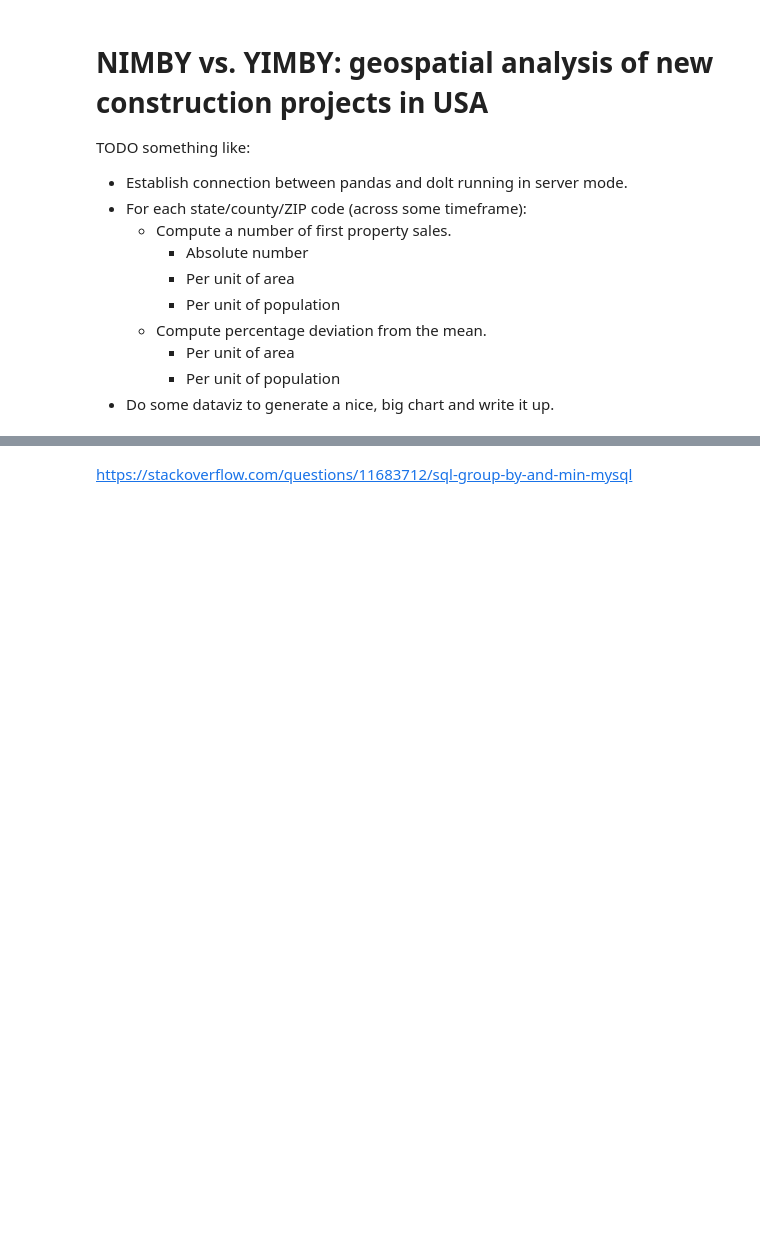
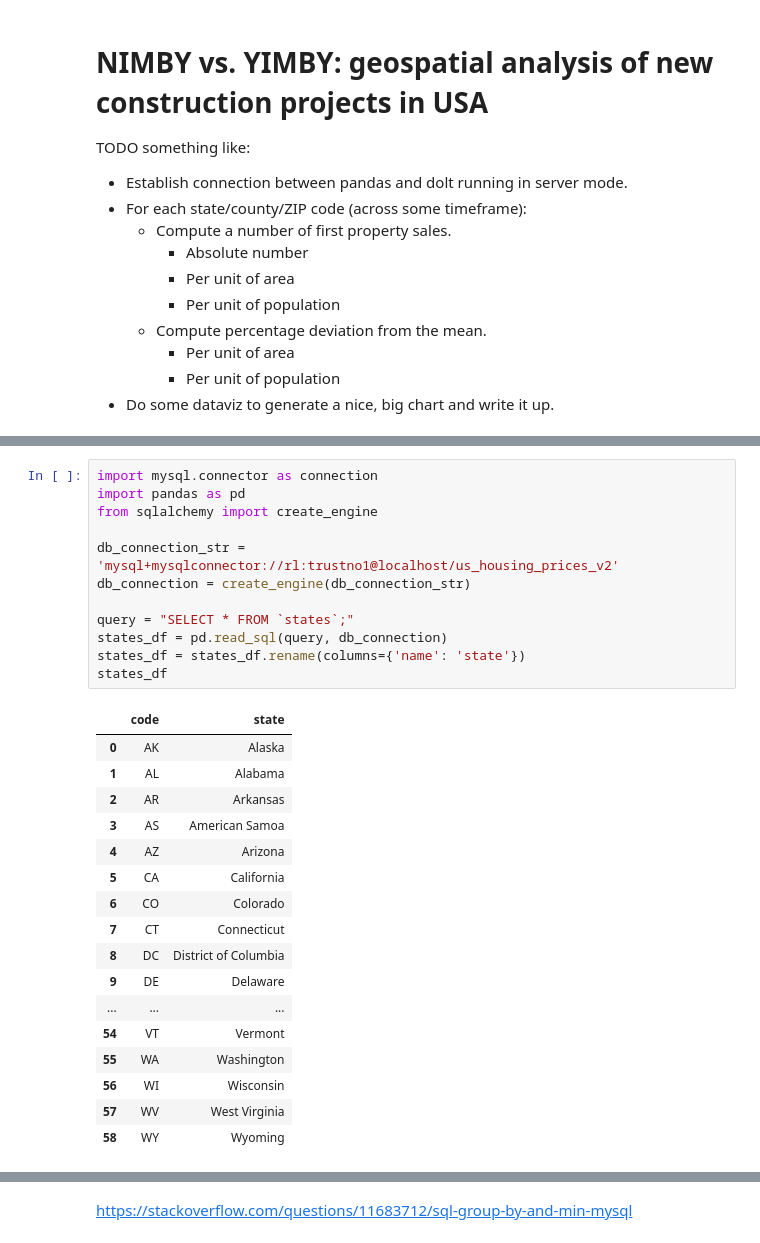
Before and after one commit to dolthub/data-analysis, a Jupyter notebook: nimby-vs-yimby/nimby-vs-yimby.ipynb, the cells around one changed output, grey strips where cells are left out. Drawn from its saved outputs; the diff is of its cells as text; blank space fills up the shorter version.

```diff
--- a/nimby-vs-yimby/nimby-vs-yimby.ipynb
+++ b/nimby-vs-yimby/nimby-vs-yimby.ipynb
@@ -18,0 +55,30 @@ Our approach to data analysis approach is going to be as follows. We are going t
+# %%
+import mysql.connector as connection
+import pandas as pd
+from sqlalchemy import create_engine
+
+db_connection_str = 'mysql+mysqlconnector://rl:trustno1@localhost/us_housing_prices_v2'
+db_connection = create_engine(db_connection_str)
+
+query = "SELECT * FROM `states`;"
+states_df = pd.read_sql(query, db_connection)
+states_df = states_df.rename(columns={'name': 'state'})
+states_df
+# %% [output]
+|  | code | state |
+| 0 | AK | Alaska |
+| 1 | AL | Alabama |
+| 2 | AR | Arkansas |
+| 3 | AS | American Samoa |
+| 4 | AZ | Arizona |
+| 5 | CA | California |
+| 6 | CO | Colorado |
+| 7 | CT | Connecticut |
+| 8 | DC | District of Columbia |
+| 9 | DE | Delaware |
+| ... | ... | ... |
+| 54 | VT | Vermont |
+| 55 | WA | Washington |
+| 56 | WI | Wisconsin |
+| 57 | WV | West Virginia |
+| 58 | WY | Wyoming |
```
Also changed, not shown: parts of 7 cells of this notebook.
